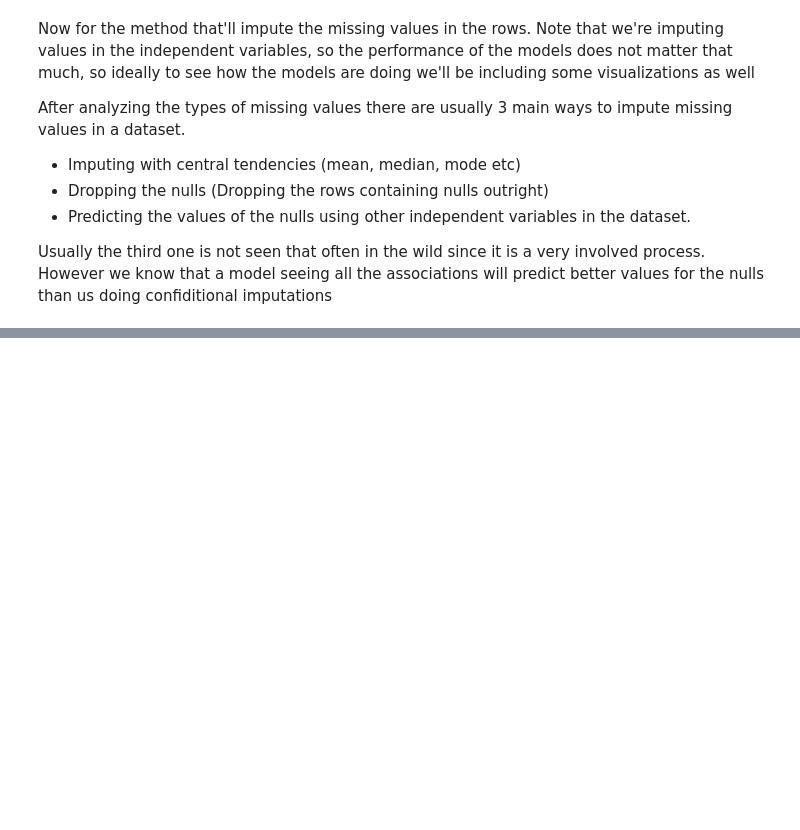
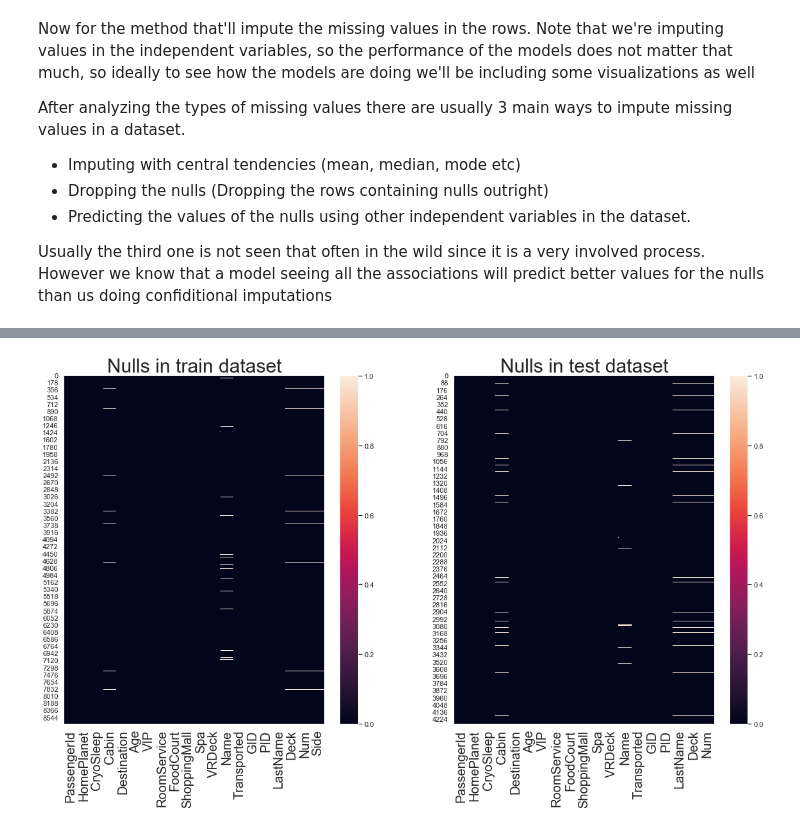
Before and after one commit to team-pass-ds/Spaceship-Titanic, a Jupyter notebook: notebooks/Comp-notebook.ipynb, the cells around one changed output, grey strips where cells are left out. Saved outputs shown, nothing was run; the diff lists cells and outputs as text; code cells hidden in the pictures; blank space fills up the shorter version.

```diff
--- a/notebooks/Comp-notebook.ipynb
+++ b/notebooks/Comp-notebook.ipynb
@@ -327,0 +453,15 @@ Name: PID, dtype: int64
+# %%
+_, ax = plt.subplots(nrows=1, ncols=2, figsize=(20, 10))
+
+sns.heatmap(pd.isna(df), ax=ax[0])
+ax[0].set_title('Nulls in train dataset', fontsize=30)
+ax[0].set_xticklabels(ax[0].get_xticklabels(), fontsize=20)
+
+sns.heatmap(pd.isna(test_df), ax=ax[1])
+ax[1].set_title('Nulls in test dataset', fontsize=30)
+ax[1].set_xticklabels(ax[0].get_xticklabels(), fontsize=20)
+
+
+plt.show()
+# %% [output]
+[figure, added]
```
Also changed, not shown: parts of 15 cells of this notebook.
